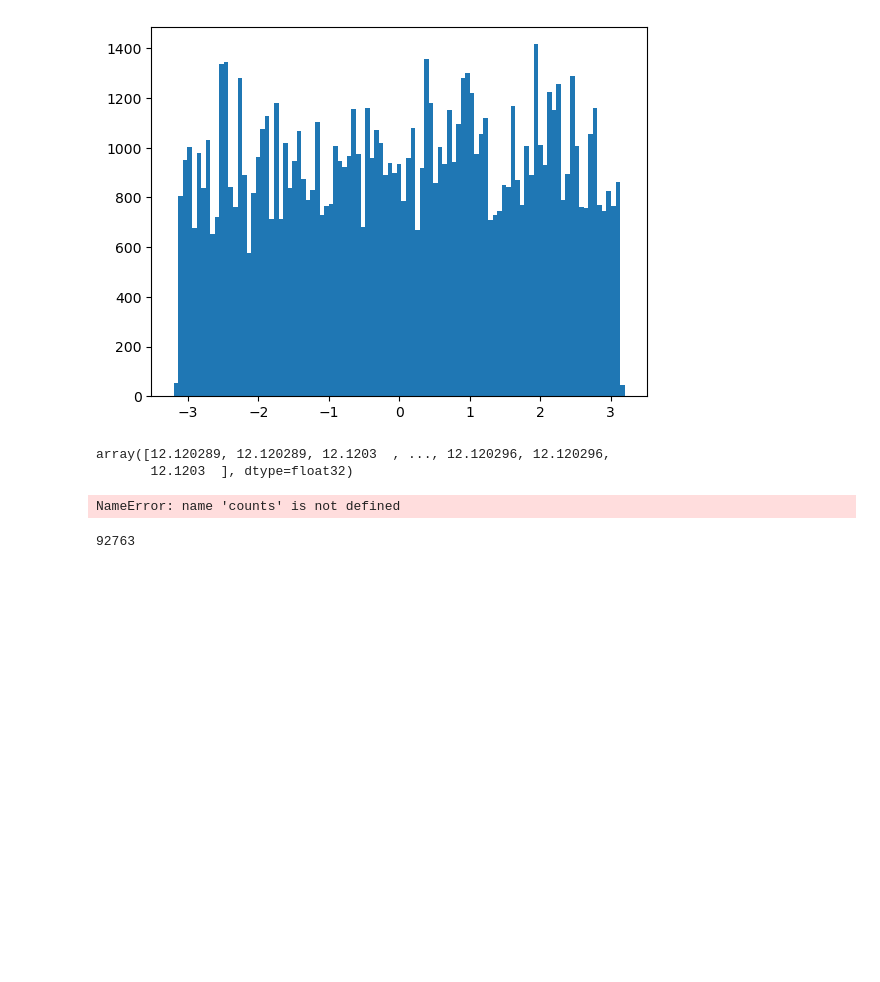
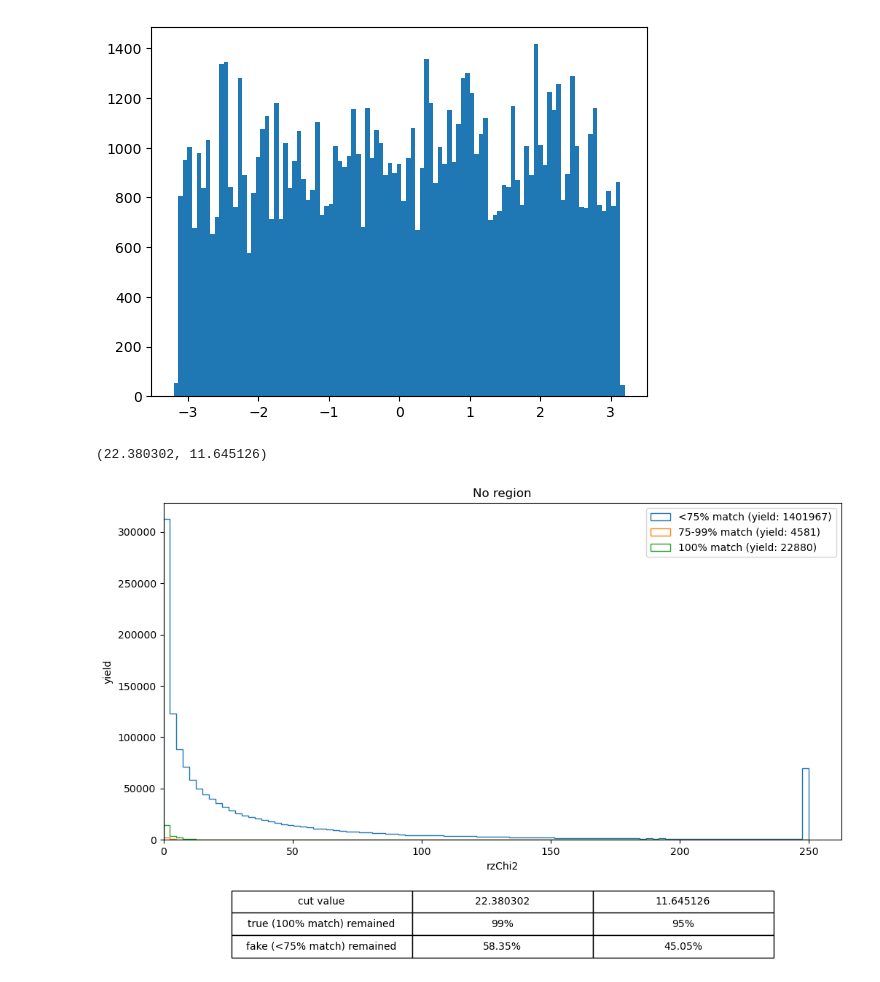
Before and after one commit to bucket420/lst-plots, a Jupyter notebook: plotting.ipynb, the cells around one changed output. Cells and saved outputs as stored; diff of their text form; code cells hidden in the pictures; blank space fills up the shorter version.

```diff
--- a/plotting.ipynb
+++ b/plotting.ipynb
@@ -192,16 +215,21 @@ plt.hist(phi_bump, bins=np.linspace(-3.2, 3.2, 100))
 plt.show()
 # %% [output]
 [figure]
-# %%
-bump
-# %% [output]
-array([12.120289, 12.120289, 12.1203  , ..., 12.120296, 12.120296,
-       12.1203  ], dtype=float32)
-# %%
-max(counts)
-# %% [output]
-NameError: name 'counts' is not defined
-# %%
-len(bump)
-# %% [output]
-92763
+# %%
+rzchi2_no_region = rzchi2[region==-1]
+isfake_no_region = isfake[region==-1]
+isperfect_no_region = isperfect[region==-1]
+# %%
+rzchi2_fake_no_region = rzchi2_no_region[isfake_no_region==1]
+rzchi2_75_99_no_region = rzchi2_no_region[((1-isfake_no_region) & (1-isperfect_no_region))==1]
+rzchi2_100_no_region = rzchi2_no_region[isperfect_no_region==1]
+# %%
+plot_hist(rzchi2_fake_no_region,
+          rzchi2_75_99_no_region,
+            rzchi2_100_no_region,
+            xlabel="rzChi2",
+            output_stats=True,
+            title="No region")
+# %% [output]
+(22.380302, 11.645126)
+[figure, added]
```
Also changed, not shown: parts of 3 cells of this notebook, 25 other files.
